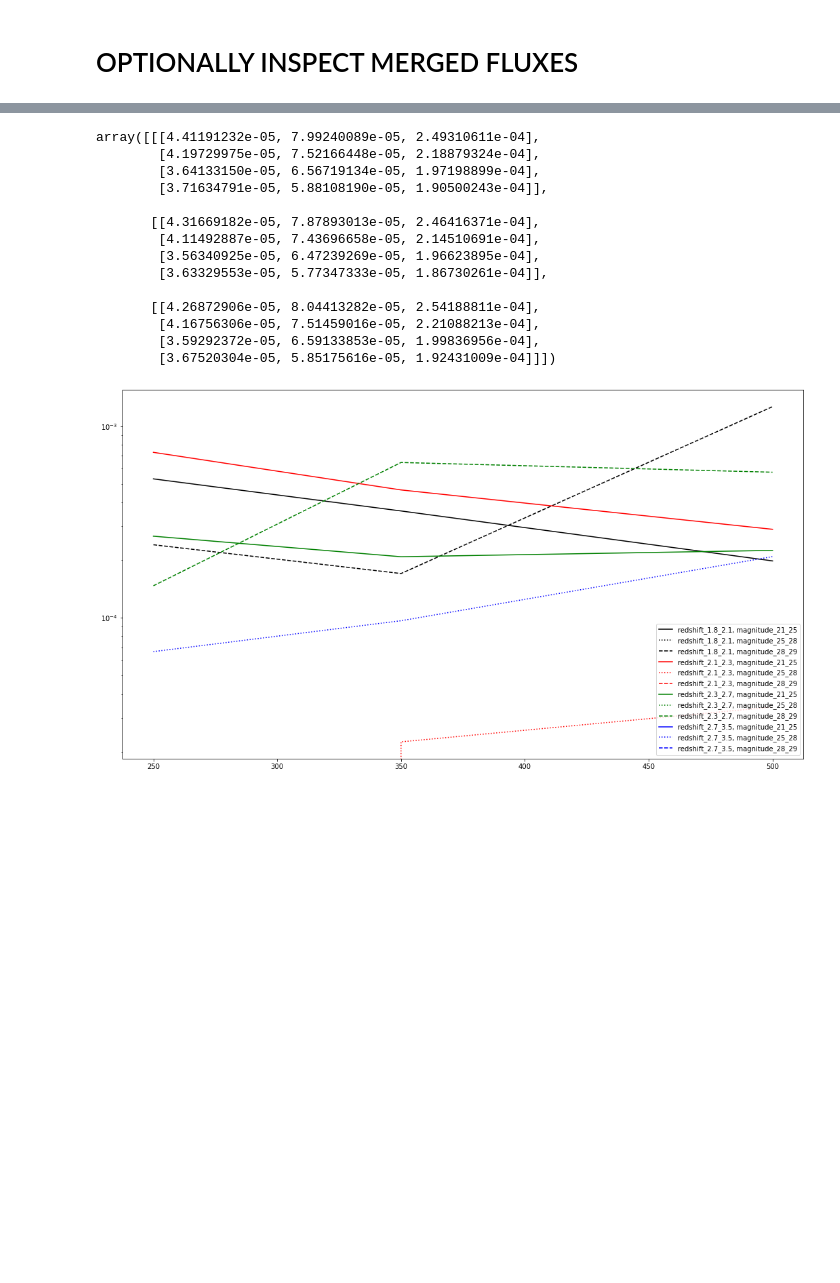
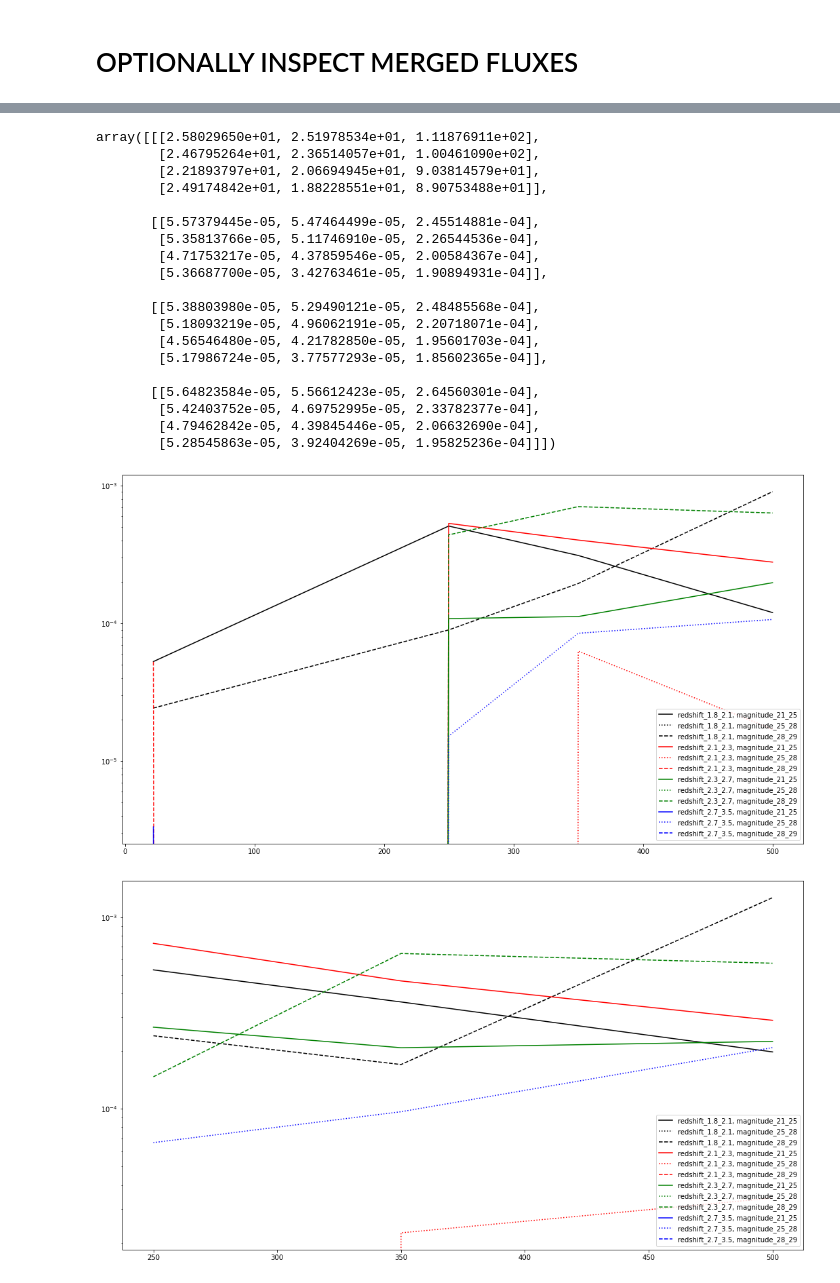
Before and after one commit to marcoviero/simstack3, a Jupyter notebook: notebooks/2_merge_and_save_pickles_hetdex.ipynb, the cells around one changed output, grey strips where cells are left out. Cells and saved outputs as stored; diff of their text form; code cells hidden in the pictures; blank space fills up the shorter version.

```diff
--- a/notebooks/2_merge_and_save_pickles_hetdex.ipynb
+++ b/notebooks/2_merge_and_save_pickles_hetdex.ipynb
@@ -31,6 +31,12 @@ pickle_file_dict = {'stack_dirs': ['HETDEX_HERS_2_labels_1p8_2p1_2p3_2p7_3p5__fo
                     'merged_dir': 'HETDEX_HERS_2_labels_1p8_2p1_2p3_2p7_3p5__foregnd_atonce_',
                     'config_filename': 'hers_hetdex.ini',
                     'pickle_path':os.environ['PICKLESPATH']+'/'+os.path.join("simstack","stacked_flux_densities")}
+# %%
+pickle_file_dict = {'stack_dirs': ['HETDEX_HERS_2_nuvrj_1p8_2p1_2p3_2p7_3p5__foregnd_atonce_'],
+                    'underscore_suffix': '',
+                    'merged_dir': 'HETDEX_HERS_2_nuvrj_1p8_2p1_2p3_2p7_3p5__foregnd_atonce_',
+                    'config_filename': 'hers_hetdex.ini',
+                    'pickle_path':os.environ['PICKLESPATH']+'/'+os.path.join("simstack","stacked_flux_densities")}
 # %%
 pickle_path_combined = os.path.join(pickle_file_dict['pickle_path'],pickle_file_dict['merged_dir']+pickle_file_dict['underscore_suffix'])
 print(pickle_path_combined)
@@ -131,6 +137,20 @@ for iwv, wv in enumerate(wvs):
             ind = '__'.join([z,m]).replace('.','p')
             fluxes[iwv,iz,im] = merged_object.results_dict['band_results_dict'][wv]['stacked_flux_densities'][ind].value
             errors[iwv,iz,im] = merged_object.results_dict['band_results_dict'][wv]['stacked_flux_densities'][ind].stderr
+# %%
+zlabels=merged_object.config_dict['parameter_names']['redshift']
+mlabels=merged_object.config_dict['parameter_names']['magnitude']
+wvs = ['wise_band4','hers_psw','hers_pmw', 'hers_plw']
+fluxes = np.zeros([len(wvs),len(zlabels),len(mlabels)])
+errors = np.zeros([len(wvs),len(zlabels),len(mlabels)])
+for iwv, wv in enumerate(wvs):
+    for iz, z in enumerate(zlabels):
+        for im, m in enumerate(mlabels):
+            ind = '__'.join([z,m]).replace('.','p')
+            fluxes[iwv,iz,im] = merged_object.results_dict['band_results_dict'][wv]['stacked_flux_densities'][ind].value
+            errors[iwv,iz,im] = merged_object.results_dict['band_results_dict'][wv]['stacked_flux_densities'][ind].stderr
+# %%
+fluxes[0,:]*=1e-6
 # %%
 fluxes
 # %% [output]
@@ -151,20 +176,40 @@ array([[[ 1.44996078e-04, -2.54350050e-04,  2.05663106e-04],
 # %%
 errors
 # %% [output]
-array([[[4.41191232e-05, 7.99240089e-05, 2.49310611e-04],
-        [4.19729975e-05, 7.52166448e-05, 2.18879324e-04],
-        [3.64133150e-05, 6.56719134e-05, 1.97198899e-04],
-        [3.71634791e-05, 5.88108190e-05, 1.90500243e-04]],
+array([[[2.58029650e+01, 2.51978534e+01, 1.11876911e+02],
+        [2.46795264e+01, 2.36514057e+01, 1.00461090e+02],
+        [2.21893797e+01, 2.06694945e+01, 9.03814579e+01],
+        [2.49174842e+01, 1.88228551e+01, 8.90753488e+01]],
 
-       [[4.31669182e-05, 7.87893013e-05, 2.46416371e-04],
-        [4.11492887e-05, 7.43696658e-05, 2.14510691e-04],
-        [3.56340925e-05, 6.47239269e-05, 1.96623895e-04],
-        [3.63329553e-05, 5.77347333e-05, 1.86730261e-04]],
+       [[5.57379445e-05, 5.47464499e-05, 2.45514881e-04],
+        [5.35813766e-05, 5.11746910e-05, 2.26544536e-04],
+        [4.71753217e-05, 4.37859546e-05, 2.00584367e-04],
+        [5.36687700e-05, 3.42763461e-05, 1.90894931e-04]],
 
-       [[4.26872906e-05, 8.04413282e-05, 2.54188811e-04],
-        [4.16756306e-05, 7.51459016e-05, 2.21088213e-04],
-        [3.59292372e-05, 6.59133853e-05, 1.99836956e-04],
-        [3.67520304e-05, 5.85175616e-05, 1.92431009e-04]]])
+       [[5.38803980e-05, 5.29490121e-05, 2.48485568e-04],
+        [5.18093219e-05, 4.96062191e-05, 2.20718071e-04],
+        [4.56546480e-05, 4.21782850e-05, 1.95601703e-04],
+        [5.17986724e-05, 3.77577293e-05, 1.85602365e-04]],
+
+       [[5.64823584e-05, 5.56612423e-05, 2.64560301e-04],
+        [5.42403752e-05, 4.69752995e-05, 2.33782377e-04],
+        [4.79462842e-05, 4.39845446e-05, 2.06632690e-04],
+        [5.28545863e-05, 3.92404269e-05, 1.95825236e-04]]])
+# %%
+fig, axs = plt.subplots(1, 1, figsize=(18, 10))
+waves = [22,250,350,500]
+ls = ['-',':','--','.-']
+col = ['k','r','g','b']
+for iz, z in enumerate(zlabels):
+    for im, m in enumerate(mlabels):
+        ind = ', '.join([z,m])
+        plt.plot(waves,fluxes[:,iz,im], ls[im]+col[iz], label=ind)
+        #plt.errorbar(waves, fluxes[:,iz,im]-errors[:,iz,im], fluxes[:,iz,im]+errors[:,iz,im])
+
+axs.set_yscale('log')
+plt.legend(loc='lower right');
+# %% [output]
+[figure, added]
 # %%
 fig, axs = plt.subplots(1, 1, figsize=(18, 10))
 waves = [250,350,500]
```
Also changed, not shown: parts of 4 cells of this notebook, 2 other files.
